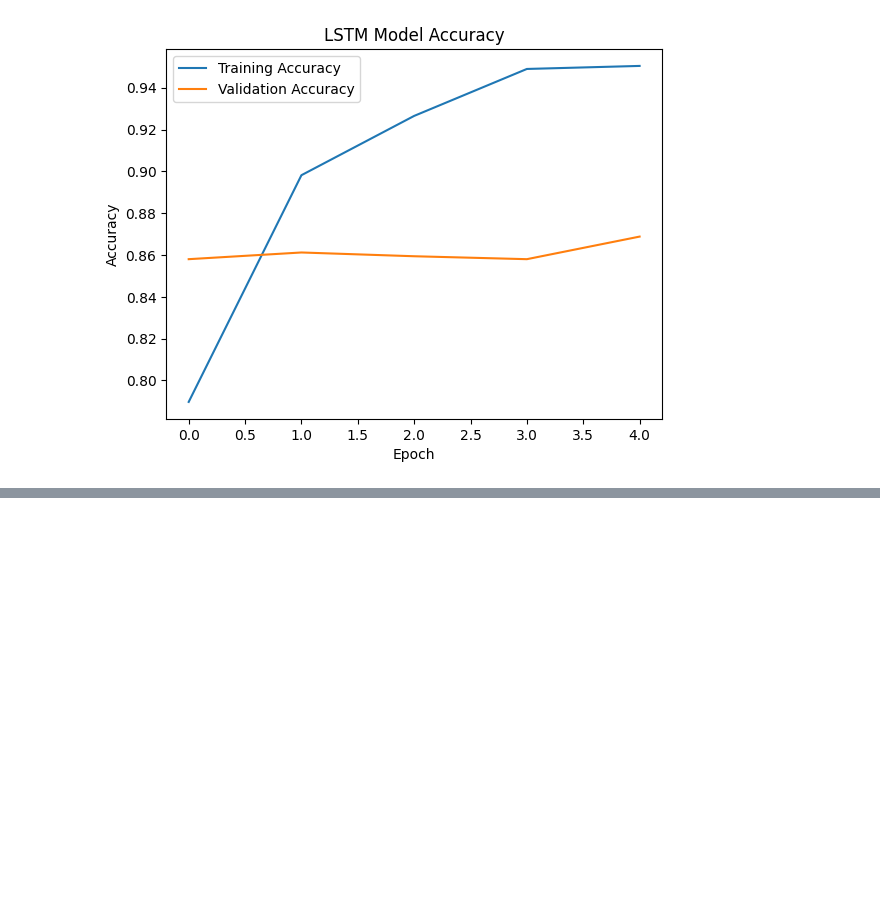
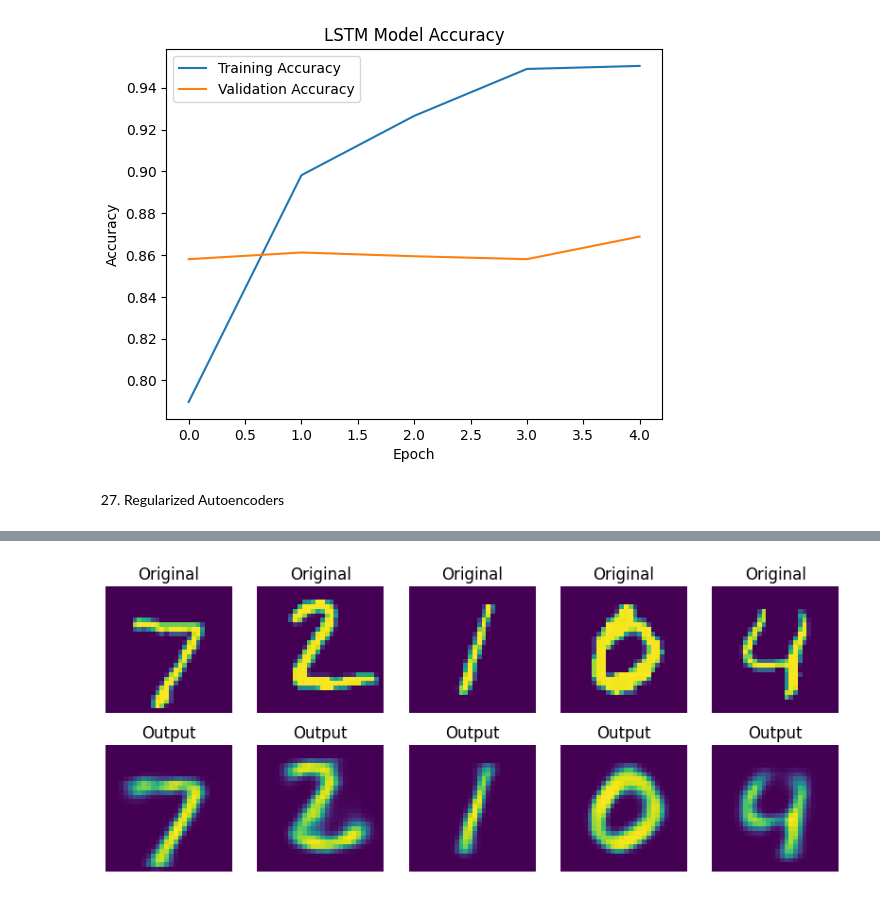
Before and after one commit to jessesharon7/deep_learning_lab_programs, a Jupyter notebook: Deep_Learning_Lab_codes.ipynb, the cells around one changed output, grey strips where cells are left out. Saved outputs shown, nothing was run; the diff lists cells and outputs as text; code cells hidden in the pictures; blank space fills up the shorter version.

```diff
--- a/Deep_Learning_Lab_codes.ipynb
+++ b/Deep_Learning_Lab_codes.ipynb
@@ -1708,3 +2399,58 @@ Epoch 5/5
 782/782 ━━━━━━━━━━━━━━━━━━━━ 22s 28ms/step - accuracy: 0.8544 - loss: 0.4378
 Test Accuracy: 0.8565999865531921
 [figure]
+# %% [markdown]
+27. Regularized Autoencoders
+# %%
+import tensorflow as tf
+from tensorflow.keras import layers, models, regularizers
+import matplotlib.pyplot as plt
+
+# Load data
+(x_train, _), (x_test, _) = tf.keras.datasets.mnist.load_data()
+
+# Normalize & flatten
+x_train = x_train / 255.0
+x_test = x_test / 255.0
+x_train = x_train.reshape(-1, 784)
+x_test = x_test.reshape(-1, 784)
+
+# Model with Regularization
+input_img = layers.Input(shape=(784,))
+encoded = layers.Dense(128, activation='relu',
+                       activity_regularizer=regularizers.l1(1e-5))(input_img)
+encoded = layers.Dropout(0.2)(encoded)
+encoded = layers.Dense(64, activation='relu')(encoded)
+
+decoded = layers.Dense(128, activation='relu')(encoded)
+decoded = layers.Dense(784, activation='sigmoid')(decoded)
+
+autoencoder = models.Model(input_img, decoded)
+
+# Compile
+autoencoder.compile(optimizer='adam', loss='binary_crossentropy')
+
+# Train
+history = autoencoder.fit(x_train, x_train,
+                          epochs=10,
+                          batch_size=256,
+                          validation_data=(x_test, x_test))
+
+# Predict
+decoded_imgs = autoencoder.predict(x_test)
+
+# Display
+plt.figure(figsize=(10,4))
+for i in range(5):
+    plt.subplot(2,5,i+1)
+    plt.imshow(x_test[i].reshape(28,28))
+    plt.title("Original")
+    plt.axis('off')
+
+    plt.subplot(2,5,i+6)
+    plt.imshow(decoded_imgs[i].reshape(28,28))
+    plt.title("Output")
+    plt.axis('off')
+
+plt.show()
+# %% [output]
@@ -1710,0 +2474 @@ Test Accuracy: 0.8565999865531921
+[figure, added]
```
Also changed, not shown: parts of 25 cells of this notebook.
